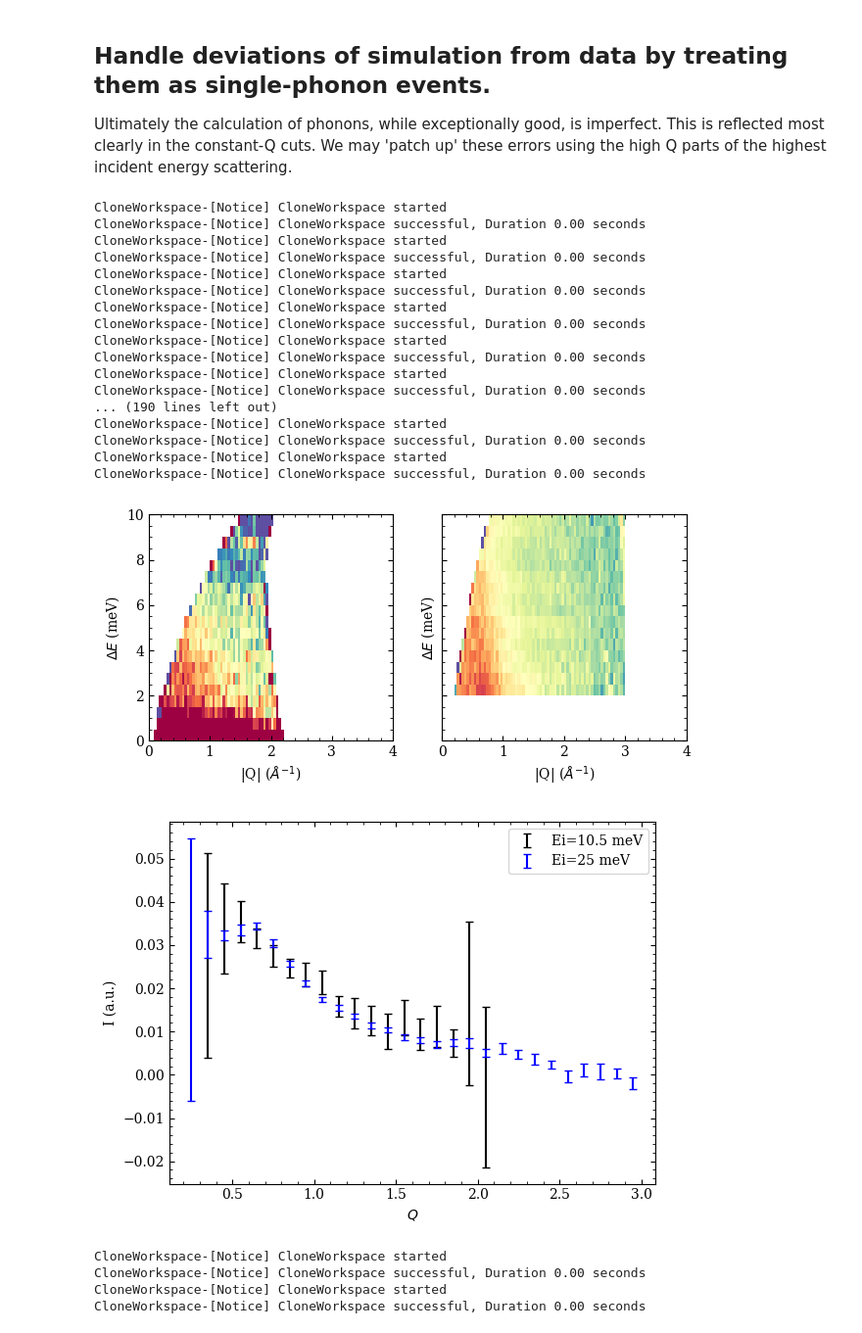
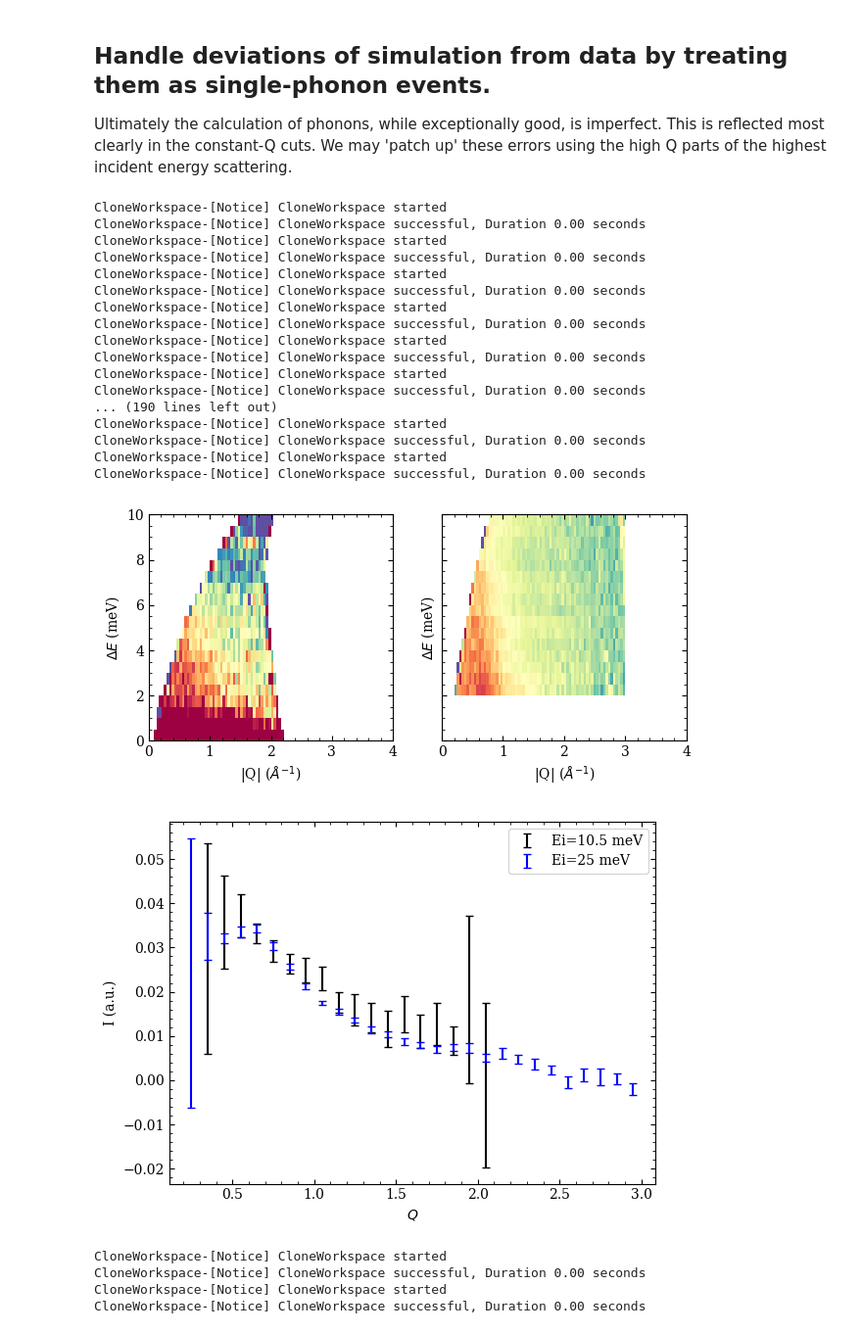
Before and after one commit to thallor1/Ba4NbRu3O12-Neutron-Analysis, a Jupyter notebook: BNRO_SEQUOIA_treatment.ipynb, the cells around one changed output. Shown: that part at 98% size. Cells and saved outputs as stored; diff of their text form; code cells hidden in the pictures.

Commit message:
Figure update
Changes to figures

```diff
--- a/BNRO_SEQUOIA_treatment.ipynb
+++ b/BNRO_SEQUOIA_treatment.ipynb
@@ -755,9 +760,18 @@ q10,e10 = mdu.dim2array(dims[0]),mdu.dim2array(dims[1])
 for i in range(len(q10)):
     constq_I_interp = I_interp_25(x=e10)
     constq_Err_interp = Err_interp_25(x=e10)
-    I_10[i,:]-=0.1*constq_I_interp
-    #A small factor is needed to deal witht he normalization difference between the two measurements
-    Err_10[i,:]= np.sqrt(Err_10[i,:]**2 + constq_Err_interp**2)
+    I_10[i,:]-=0.0*constq_I_interp
+    #Err_10[i,:]= np.sqrt(Err_10[i,:]**2 + constq_Err_interp**2)
+'''
+For anyone curious, I will leave a comment here about the Ei=10 meV data.
+The statistics are much poorer than the higher incident energy cases due to the Ei-dependent flux of
+the SEQ instrument. We also do not have access to high enough Q to reliably define a "high-Q" part of the
+scattering.
+
+However, the multiple scattering goes as (ki^2 + kf^2), which is on the order of a factor of 5 lower for Ei=10.5
+meV versus the Ei=25 meV data. So, the most consistent approach was to assume that the multiple scattering
+constant-Q contribution to the lower Ei measurement is negligible and stop at a standard bose-einstein subtraction.
+'''
 Ei10_mag = CloneWorkspace(Ei10_mag_preQsub)
 Ei10_mag.setSignalArray(I_10)
 Ei10_mag.setErrorSquaredArray(Err_10**2)
@@ -773,34 +787,34 @@ ax[1].pcolormesh(Ei25_mag_plot,vmin=-0.02,vmax=0.05,cmap='Spectral_r')
 ax[0].set_ylim(0,10)
 fig.show()
 q10,i10,err10 = bnrof.cut_MDHisto_powder(Ei10_mag,'|Q|',[0,3,0.1],[2,5])
 q25,i25,err25 = bnrof.cut_MDHisto_powder(Ei25_mag,'|Q|',[0,3,0.1],[2,5])
 fig,ax= plt.subplots(1,1)
 ax.errorbar(q10,i10,yerr=err10,color='k',capsize=3,ls=' ',label='Ei=10.5 meV')
 ax.errorbar(q25,i25,yerr=err25,color='b',capsize=3,ls=' ',label='Ei=25 meV')
 ax.set_xlabel("$Q$")
 ax.set_ylabel('I (a.u.)')
 ax.legend()
 fig.show()
 # %% [output]
 CloneWorkspace-[Notice] CloneWorkspace started
 CloneWorkspace-[Notice] CloneWorkspace successful, Duration 0.00 seconds
 CloneWorkspace-[Notice] CloneWorkspace started
 CloneWorkspace-[Notice] CloneWorkspace successful, Duration 0.00 seconds
 CloneWorkspace-[Notice] CloneWorkspace started
 CloneWorkspace-[Notice] CloneWorkspace successful, Duration 0.00 seconds
 CloneWorkspace-[Notice] CloneWorkspace started
 CloneWorkspace-[Notice] CloneWorkspace successful, Duration 0.00 seconds
 CloneWorkspace-[Notice] CloneWorkspace started
 CloneWorkspace-[Notice] CloneWorkspace successful, Duration 0.00 seconds
 CloneWorkspace-[Notice] CloneWorkspace started
 CloneWorkspace-[Notice] CloneWorkspace successful, Duration 0.00 seconds
 ... (190 lines left out)
 CloneWorkspace-[Notice] CloneWorkspace started
 CloneWorkspace-[Notice] CloneWorkspace successful, Duration 0.00 seconds
 CloneWorkspace-[Notice] CloneWorkspace started
 CloneWorkspace-[Notice] CloneWorkspace successful, Duration 0.00 seconds
 [figure]
-[figure, old version]
+[figure, new version]
 # %%
 # The plot showing the effect of this subtraction for the Ei=25 meV data is generated here.
 fig,ax = plt.subplots(2,1,figsize=(3.54,5),subplot_kw={'projection':'mantid'},sharex=True,sharey=True)
```
Also changed, not shown: parts of 2 cells of this notebook, 1 other file.
